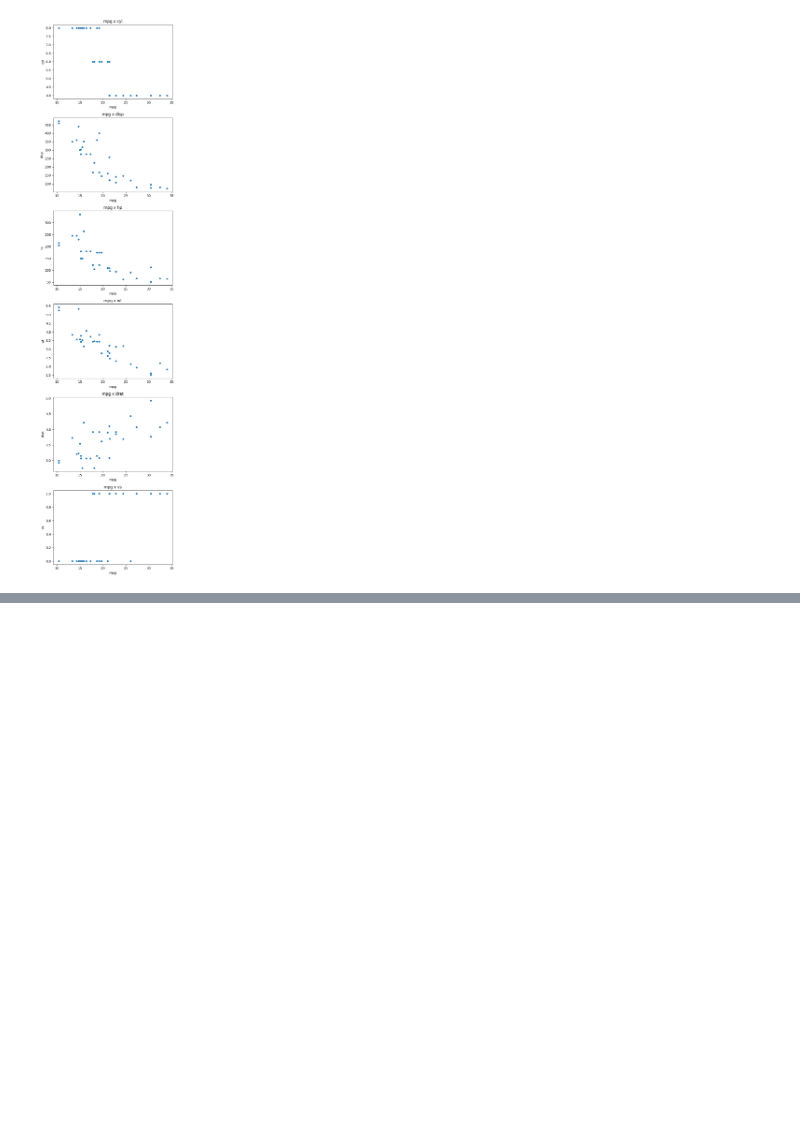
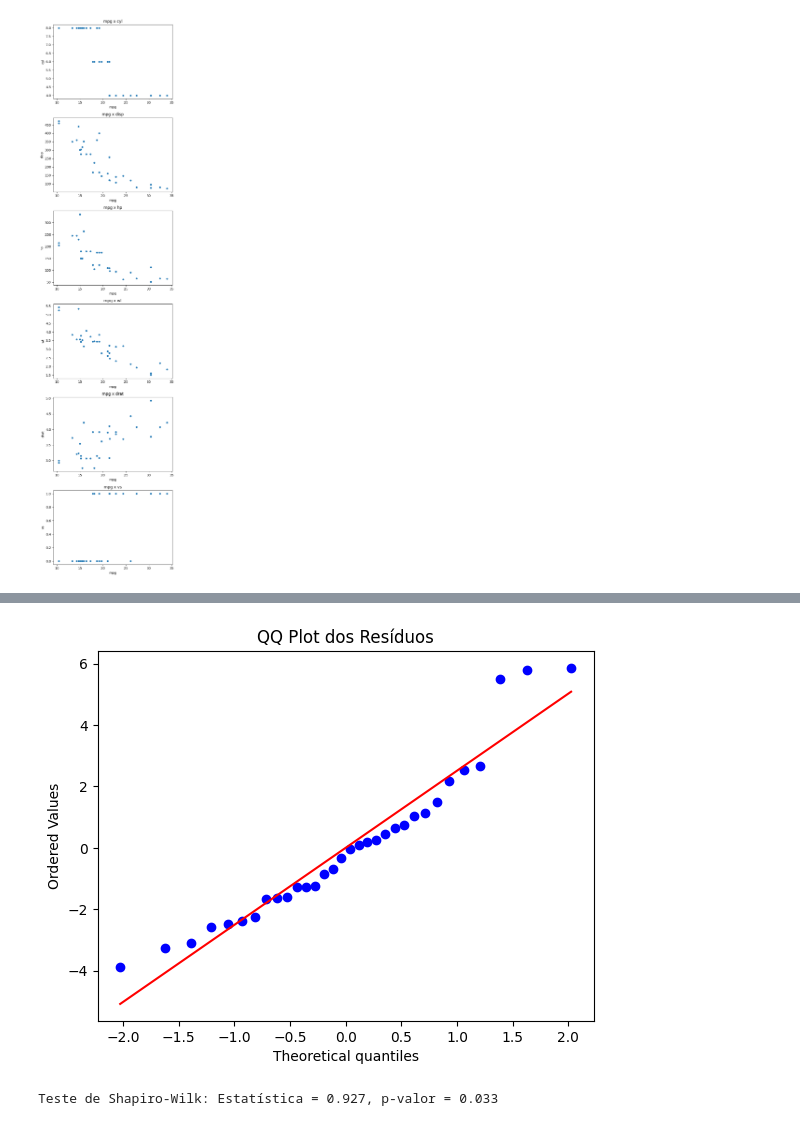
Before and after one commit to eldercamposds/TreinamentoModelosDeRegressao, a Jupyter notebook: RegressaoStatsModels.ipynb, the cells around one changed output, grey strips where cells are left out. Drawn from its saved outputs; the diff is of its cells as text; code cells hidden in the pictures; blank space fills up the shorter version.

Commit message:
Teste de Shapiro

```diff
--- a/RegressaoStatsModels.ipynb
+++ b/RegressaoStatsModels.ipynb
@@ -58,0 +97,14 @@ plt.show()
+# %%
+stats.probplot(residuos, dist='norm', plot=plt)
+plt.title('QQ Plot dos Resíduos')
+plt.show()
+# %% [output]
+[figure, added]
+# %%
+# h0 - dados estão normalmente distribuídos
+# p <= 0.05 rejeito a hipótese nula
+# p > 0.05 não é possível rejeitas a h0
+stat, pval = stats.shapiro(residuos)
+print(f'Teste de Shapiro-Wilk: Estatística = {stat:.3f}, p-valor = {pval:.3f}')
+# %% [output]
+Teste de Shapiro-Wilk: Estatística = 0.927, p-valor = 0.033
```
Also changed, not shown: parts of 2 cells of this notebook.
